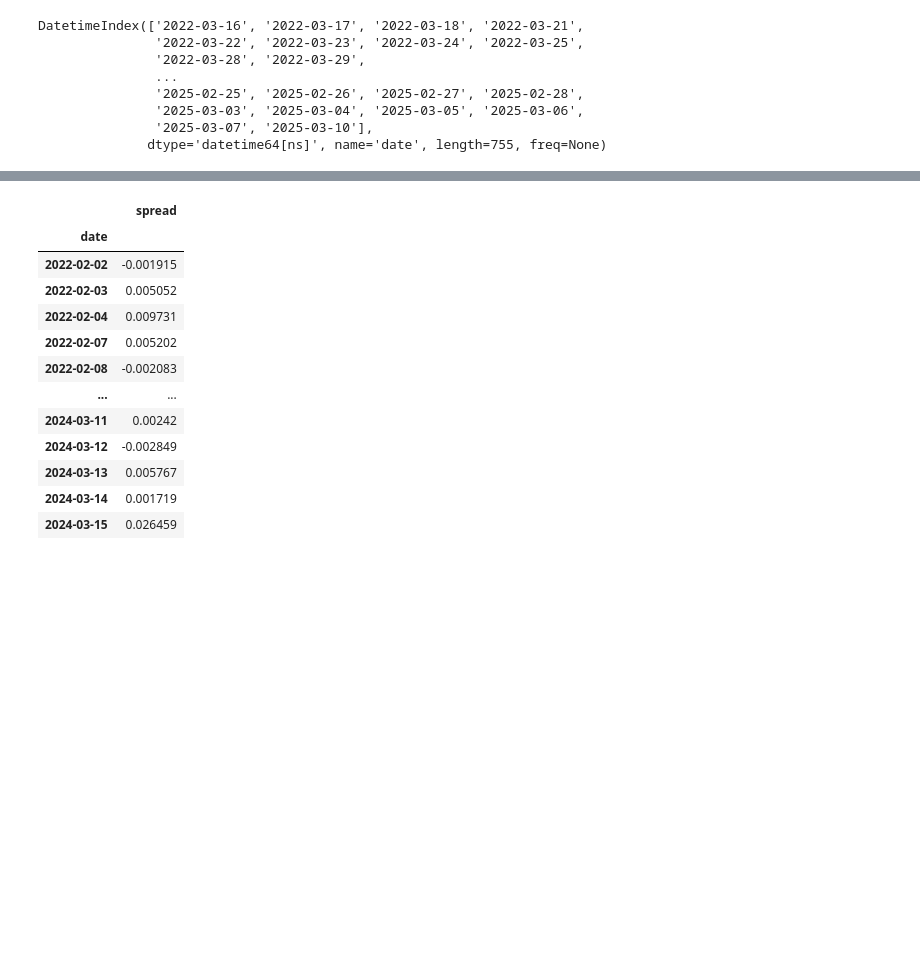
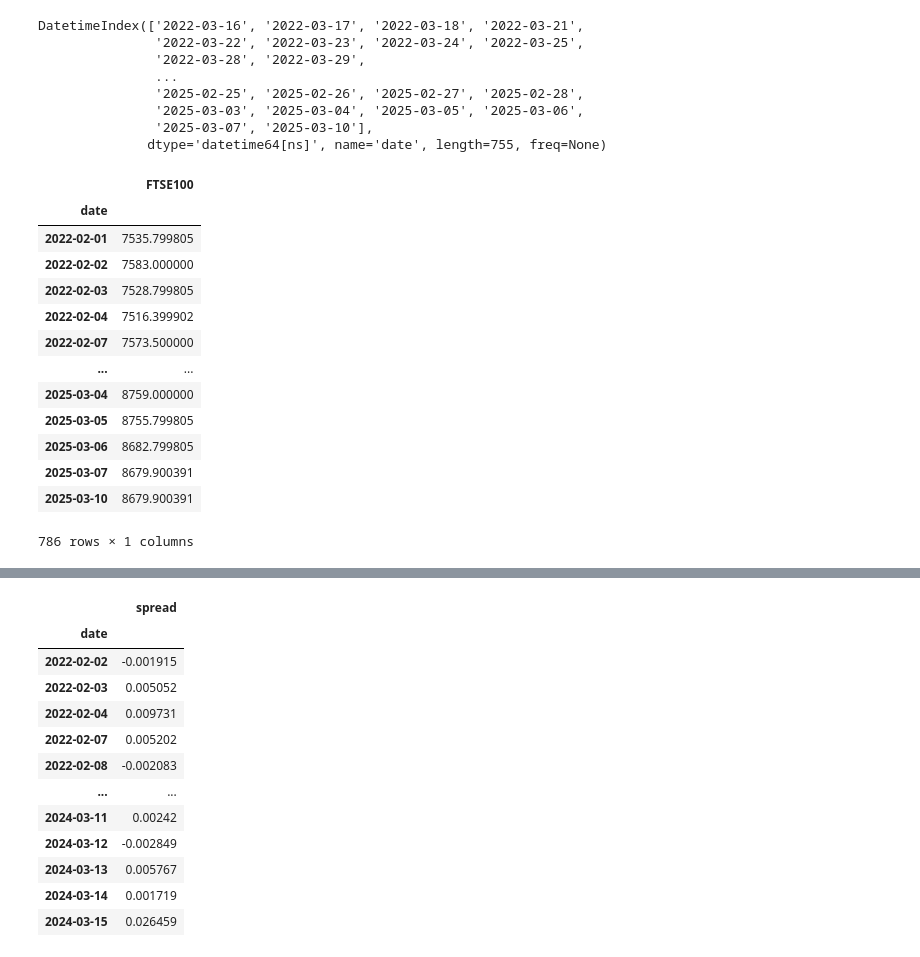
Before and after one commit to Ilse-hutten/index-arbitrage, a Jupyter notebook: notebooks/Spread calc.ipynb, the cells around one changed output, grey strips where cells are left out. Cells and saved outputs as stored; diff of their text form; code cells hidden in the pictures; blank space fills up the shorter version.

```diff
--- a/notebooks/Spread calc.ipynb
+++ b/notebooks/Spread calc.ipynb
@@ -100,6 +107,22 @@ DatetimeIndex(['2022-03-16', '2022-03-17', '2022-03-18', '2022-03-21',
 target_df.set_index('date',inplace=True)
 # %%
 df=target_df
+df
+# %% [output]
+|  | FTSE100 |
+| date |  |
+| 2022-02-01 | 7535.799805 |
+| 2022-02-02 | 7583.000000 |
+| 2022-02-03 | 7528.799805 |
+| 2022-02-04 | 7516.399902 |
+| 2022-02-07 | 7573.500000 |
+| ... | ... |
+| 2025-03-04 | 8759.000000 |
+| 2025-03-05 | 8755.799805 |
+| 2025-03-06 | 8682.799805 |
+| 2025-03-07 | 8679.900391 |
+| 2025-03-10 | 8679.900391 |
+786 rows × 1 columns
 # %%
 # SPREAD CODE:
 
```
Also changed, not shown: parts of 6 cells of this notebook, 6 other files.
